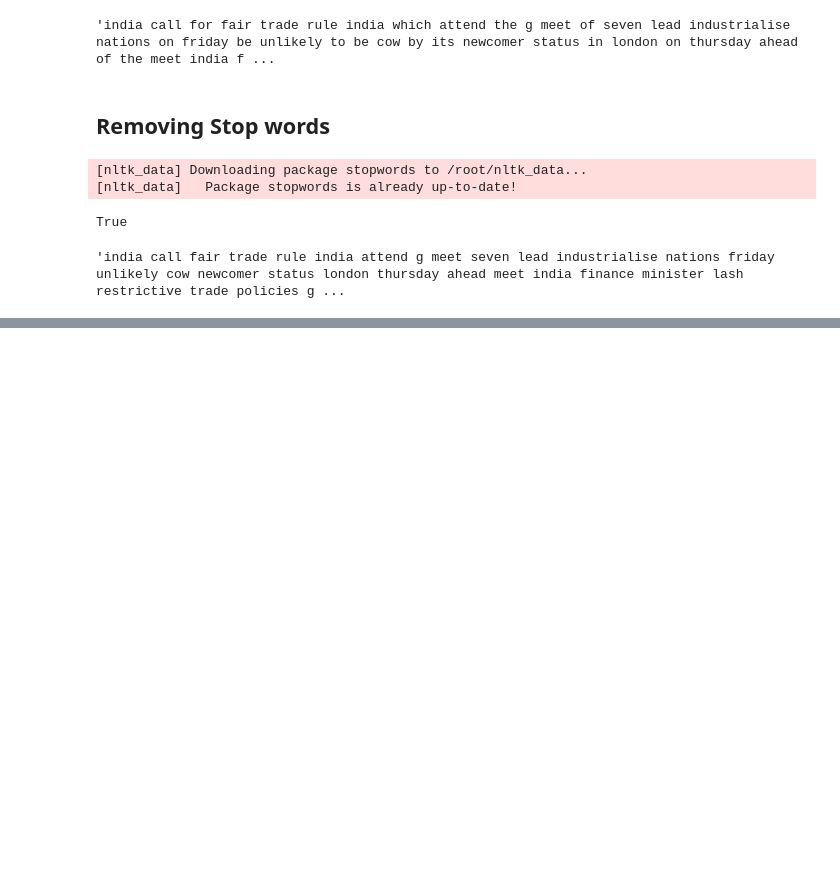
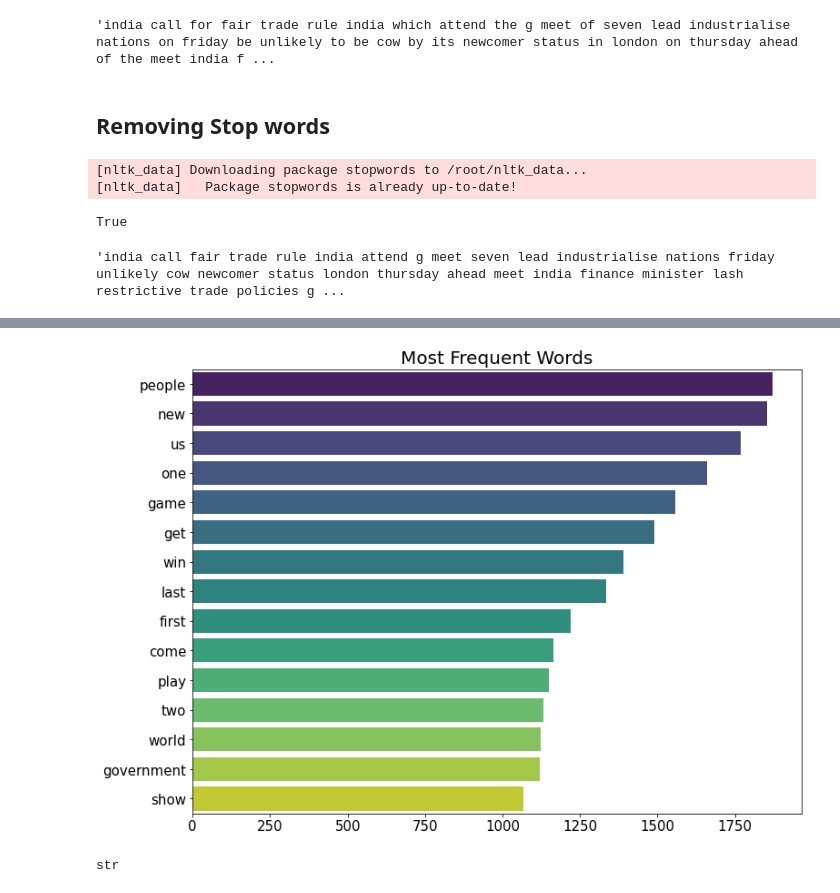
Before and after one commit to Prasad-Khedkar/Topic_Modelling_on_News_Articles, a Jupyter notebook: Topic_Modelling_on_News_Articles.ipynb, the cells around one changed output, grey strips where cells are left out. Saved outputs shown, nothing was run; the diff lists cells and outputs as text; code cells hidden in the pictures; blank space fills up the shorter version.

```diff
--- a/Topic_Modelling_on_News_Articles.ipynb
+++ b/Topic_Modelling_on_News_Articles.ipynb
@@ -271,0 +343,2 @@ df['News'][1]
+# %%
+df['News'] = df['News'].apply(remove_words)
@@ -271,0 +353,7 @@ df['News'][1]
+# %%
+new_words = ''.join(df['News']).split()
+# %%
+new_words = pd.Series(new_words)
+# %%
+new_list = new_words.value_counts()
+new_list
@@ -271,0 +373,9 @@ df['News'][1]
+# %%
+plt.figure(figsize = (12,9))
+sns.barplot(x = new_list[:15], y = new_list.index[:15] , palette = 'viridis')
+plt.title('Most Frequent Words' , size = 20)
+plt.yticks(size = 15)
+plt.xticks(size = 15)
+plt.show()
+# %% [output]
+[figure, added]
@@ -271,0 +384,4 @@ df['News'][1]
+# %%
+type(dall_news)
+# %% [output]
+str
```
Also changed, not shown: parts of 42 cells of this notebook.
